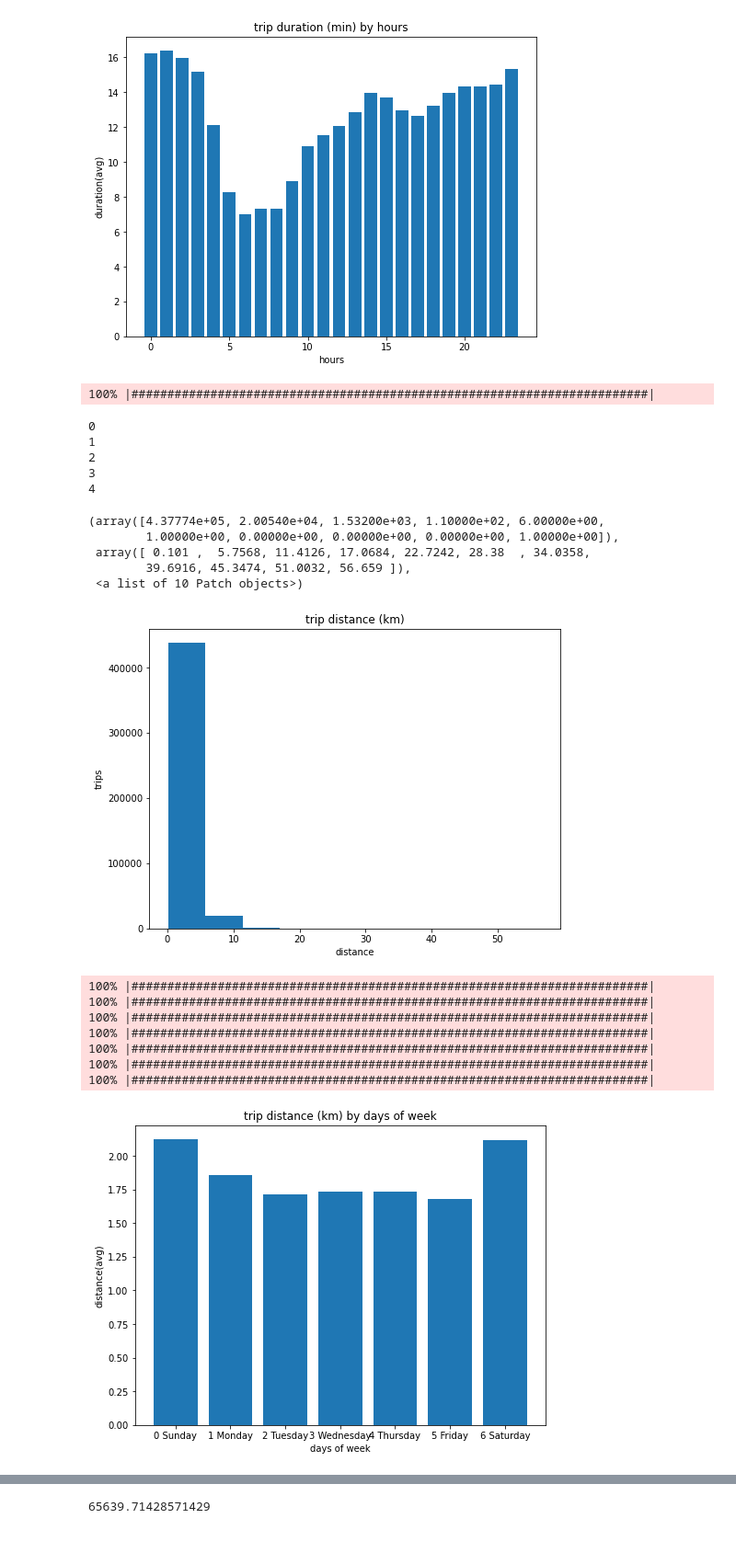
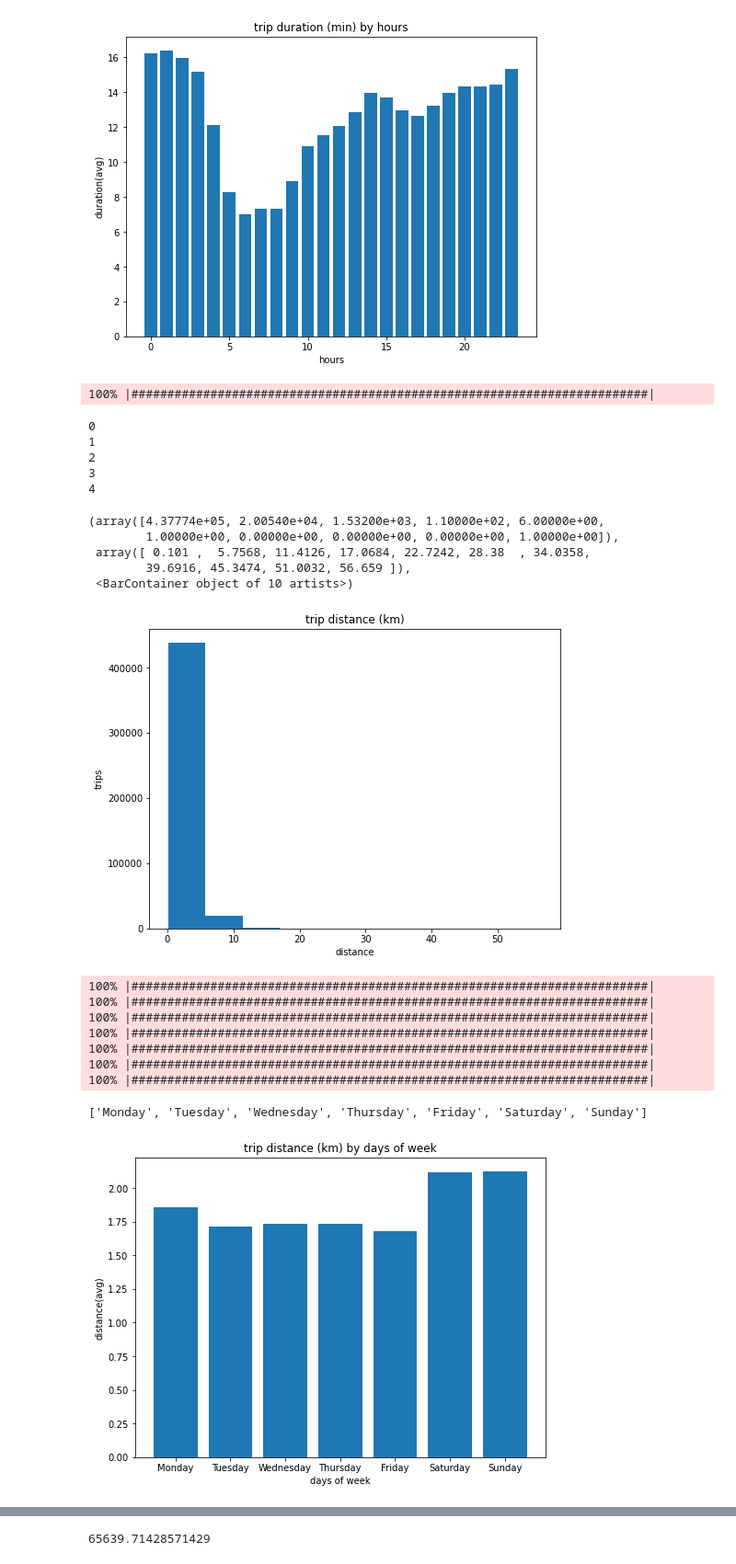
Before and after one commit to wwebeam6508/Development-of-Predictive-Model-for-Trip-Destination-of-Dockless-Shared-Scooters, a Jupyter notebook: Explorer.ipynb, the cells around one changed output, grey strips where cells are left out. Shown: that part at 92% size. Saved outputs shown, nothing was run; the diff lists cells and outputs as text; code cells hidden in the pictures.

```diff
--- a/Explorer.ipynb
+++ b/Explorer.ipynb
@@ -33,7 +32,8 @@ plt.hist(df['trip_duration_min'])
 
 days = list(set(df['start_day_of_week']))
 days.sort()
-
+days.append(days[0])
+days.pop(0)
 
 value_duration = []
 temp = df
@@ -47,6 +47,14 @@ for index in (range(len(days))):
             value_duration[index] = value_duration[index] + temp['trip_duration_min'][i]
     value_duration[index] = value_duration[index]/count
 
+
+for index in (range(len(days))):
+    only_alpha = ""
+    for char in days[index]:
+        if char.isalpha():
+            only_alpha += char
+    days[index] = only_alpha
+
 plt.figure(figsize=(8, 6))
 plt.title('trip duration (min) by days of week')
 plt.bar(days,value_duration,align='center')
@@ -126,37 +134,50 @@ plt.hist(df['trip_length_km'])
         1.00000e+00, 0.00000e+00, 0.00000e+00, 0.00000e+00, 1.00000e+00]),
  array([ 0.101 ,  5.7568, 11.4126, 17.0684, 22.7242, 28.38  , 34.0358,
         39.6916, 45.3474, 51.0032, 56.659 ]),
- <a list of 10 Patch objects>)
+ <BarContainer object of 10 artists>)
 [figure]
 # %%
 days = list(set(df['start_day_of_week']))
 days.sort()
 
+days.append(days[0])
+days.pop(0)
 
 value_distance = []
 temp = df
 for index in (range(len(days))):
     pbar = ProgressBar()
     value_distance.append(0)
     count = 0
     for i in pbar(range(len(temp['start_day_of_week']))):
         if days[index] == temp['start_day_of_week'][i]:
             count = count + 1
             value_distance[index] = value_distance[index] + temp['trip_length_km'][i]
     value_distance[index] = value_distance[index]/count
 
+
+for index in (range(len(days))):
+    only_alpha = ""
+    for char in days[index]:
+        if char.isalpha():
+            only_alpha += char
+    days[index] = only_alpha
+
+
+print(days)
 plt.figure(figsize=(8, 6))
 plt.title('trip distance (km) by days of week')
 plt.bar(days,value_distance,align='center')
 plt.xlabel('days of week')
 plt.ylabel('distance(avg)')
 plt.show()
 # %% [output]
 100% |########################################################################|
 100% |########################################################################|
 100% |########################################################################|
 100% |########################################################################|
 100% |########################################################################|
 100% |########################################################################|
 100% |########################################################################|
+['Monday', 'Tuesday', 'Wednesday', 'Thursday', 'Friday', 'Saturday', 'Sunday']
-[figure, old version]
+[figure, new version]
```
Also changed, not shown: parts of 9 cells of this notebook, 1 other file.
